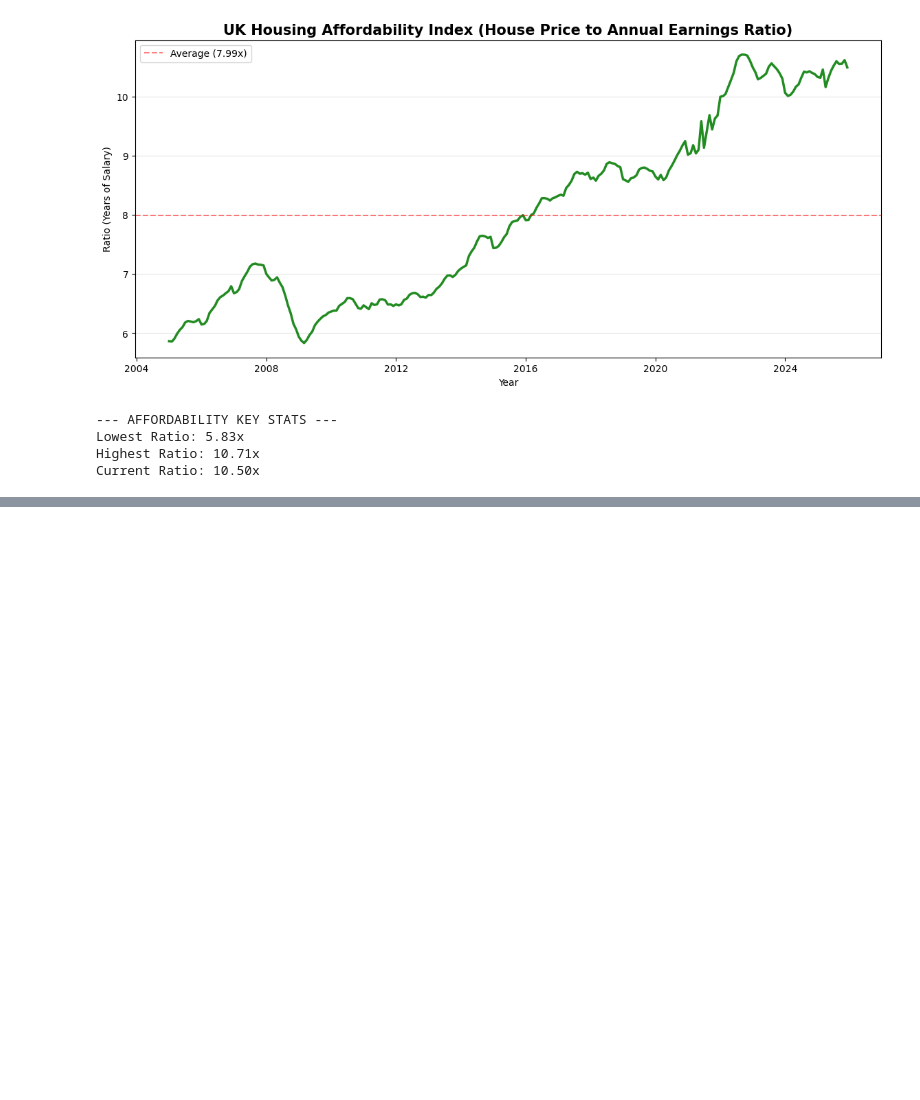
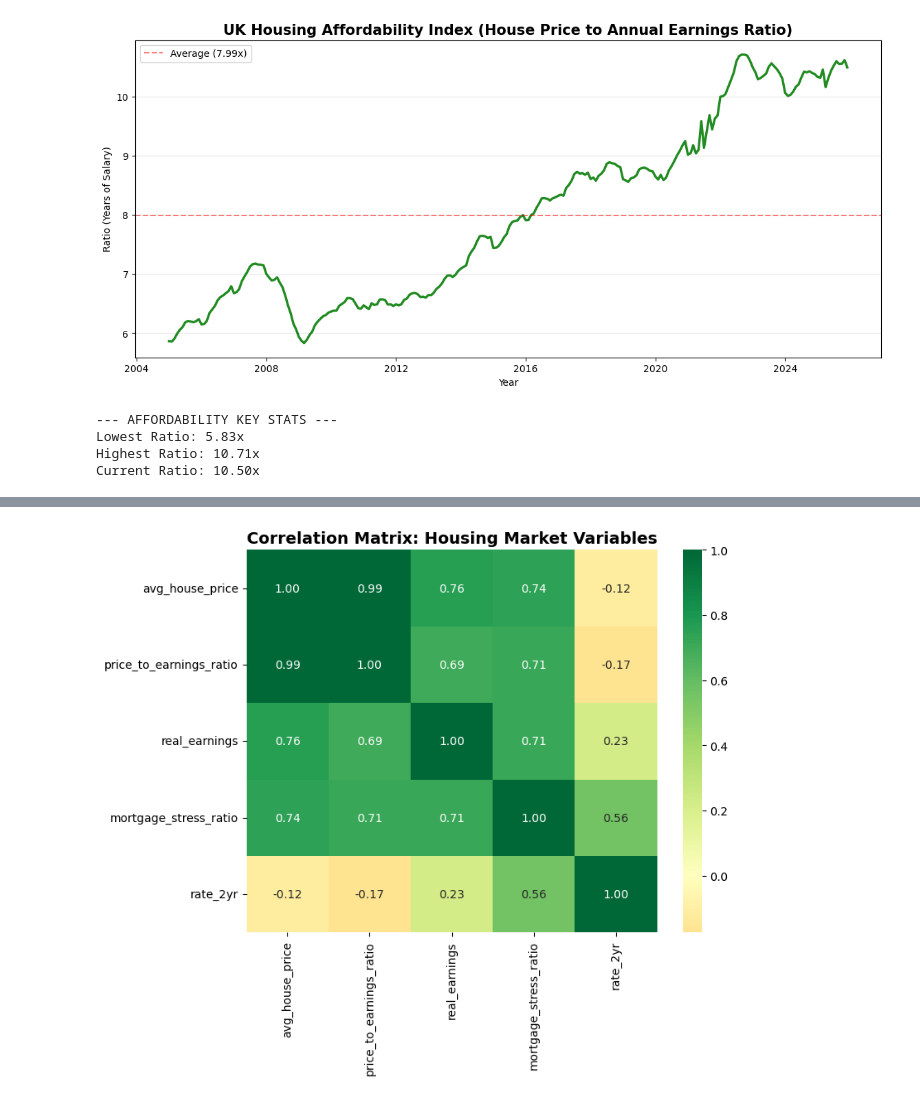
Before and after one commit to Nalyan-Beytula/Data-Science, a Jupyter notebook: UK_Housing_Prices_Mortgage_Affordability.ipynb, the cells around one changed output, grey strips where cells are left out. Cells and saved outputs as stored; diff of their text form; code cells hidden in the pictures; blank space fills up the shorter version.

```diff
--- a/UK_Housing_Prices_Mortgage_Affordability.ipynb
+++ b/UK_Housing_Prices_Mortgage_Affordability.ipynb
@@ -208,0 +242,13 @@ Current Ratio: 10.50x
+# %%
+# 1. The key variables for correlation
+cols_to_corr = ['avg_house_price', 'price_to_earnings_ratio', 'real_earnings', 'mortgage_stress_ratio', 'rate_2yr']
+correlation_matrix = master_data[cols_to_corr].corr()
+
+# 2. Plot the Heatmap
+plt.figure(figsize=(8, 6))
+sns.heatmap(correlation_matrix, annot=True, cmap='RdYlGn', center=0, fmt='.2f')
+
+plt.title('Correlation Matrix: Housing Market Variables', fontsize=14, fontweight='bold')
+plt.show()
+# %% [output]
+[figure, added]
```
Also changed, not shown: parts of 2 cells of this notebook.
